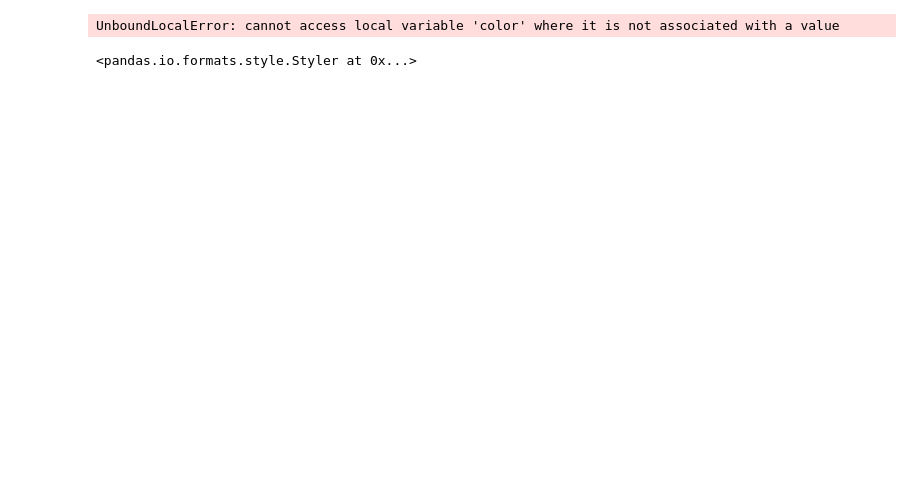
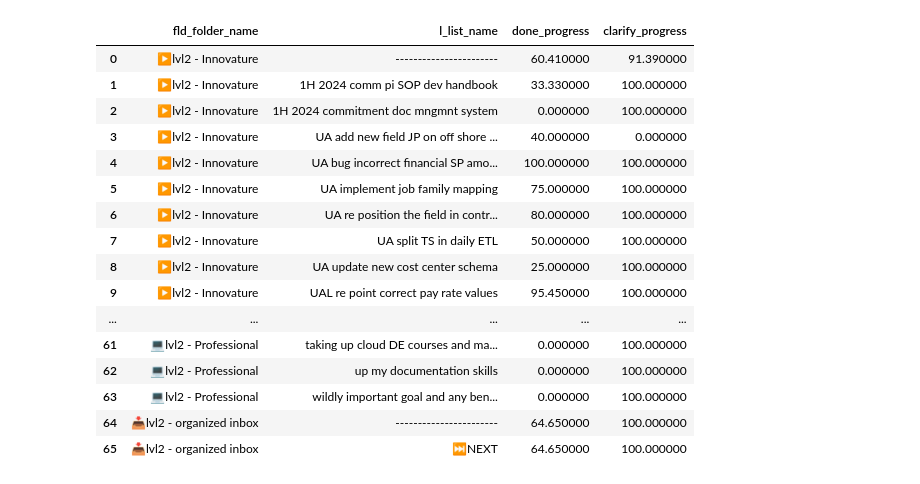
Before and after one commit to luutuankiet/scrape-ticktick, a Jupyter notebook: app/charts/main.ipynb, the cells around one changed output. Saved outputs shown, nothing was run; the diff lists cells and outputs as text; code cells hidden in the pictures; blank space fills up the shorter version.

```diff
--- a/app/charts/main.ipynb
+++ b/app/charts/main.ipynb
@@ -27,5 +0,0 @@ df=df.style.applymap(highlight_low_val, subset=['done_progress','clarify_progres
-# %%
-df
-# %% [output]
-UnboundLocalError: cannot access local variable 'color' where it is not associated with a value
-<pandas.io.formats.style.Styler at 0x...>
@@ -31,0 +92,20 @@ UnboundLocalError: cannot access local variable 'color' where it is not associat
+# %%
+final_lvl1_lvl2_progress
+# %% [output]
+|  | fld_folder_name | l_list_name | done_progress | clarify_progress |
+| 0 | ▶️lvl2 - Innovature | ----------------------- | 60.410000 | 91.390000 |
+| 1 | ▶️lvl2 - Innovature | 1H 2024 comm pi SOP dev handbook | 33.330000 | 100.000000 |
+| 2 | ▶️lvl2 - Innovature | 1H 2024 commitment doc mngmnt system | 0.000000 | 100.000000 |
+| 3 | ▶️lvl2 - Innovature | UA add new field JP on off shore ... | 40.000000 | 0.000000 |
+| 4 | ▶️lvl2 - Innovature | UA bug incorrect financial SP amo... | 100.000000 | 100.000000 |
+| 5 | ▶️lvl2 - Innovature | UA implement job family mapping | 75.000000 | 100.000000 |
+| 6 | ▶️lvl2 - Innovature | UA re position the field in contr... | 80.000000 | 100.000000 |
+| 7 | ▶️lvl2 - Innovature | UA split TS in daily ETL | 50.000000 | 100.000000 |
+| 8 | ▶️lvl2 - Innovature | UA update new cost center schema | 25.000000 | 100.000000 |
+| 9 | ▶️lvl2 - Innovature | UAL re point correct pay rate values | 95.450000 | 100.000000 |
+| ... | ... | ... | ... | ... |
+| 61 | 💻lvl2 - Professional | taking up cloud DE courses and ma... | 0.000000 | 100.000000 |
+| 62 | 💻lvl2 - Professional | up my documentation skills | 0.000000 | 100.000000 |
+| 63 | 💻lvl2 - Professional | wildly important goal and any ben... | 0.000000 | 100.000000 |
+| 64 | 📥lvl2 - organized inbox | ----------------------- | 64.650000 | 100.000000 |
+| 65 | 📥lvl2 - organized inbox | ⏭NEXT | 64.650000 | 100.000000 |
```
Also changed, not shown: parts of 3 cells of this notebook, 4 other files.
